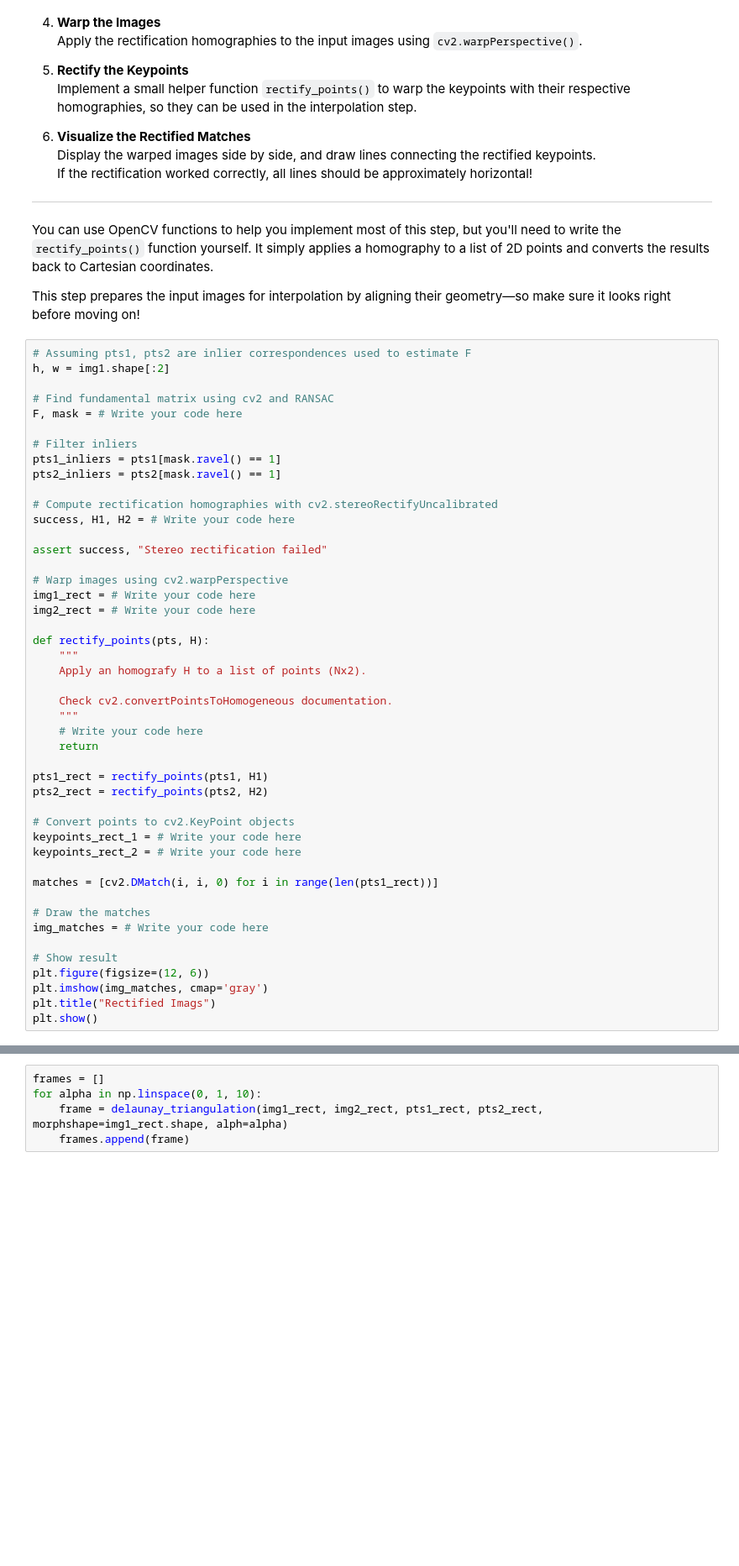
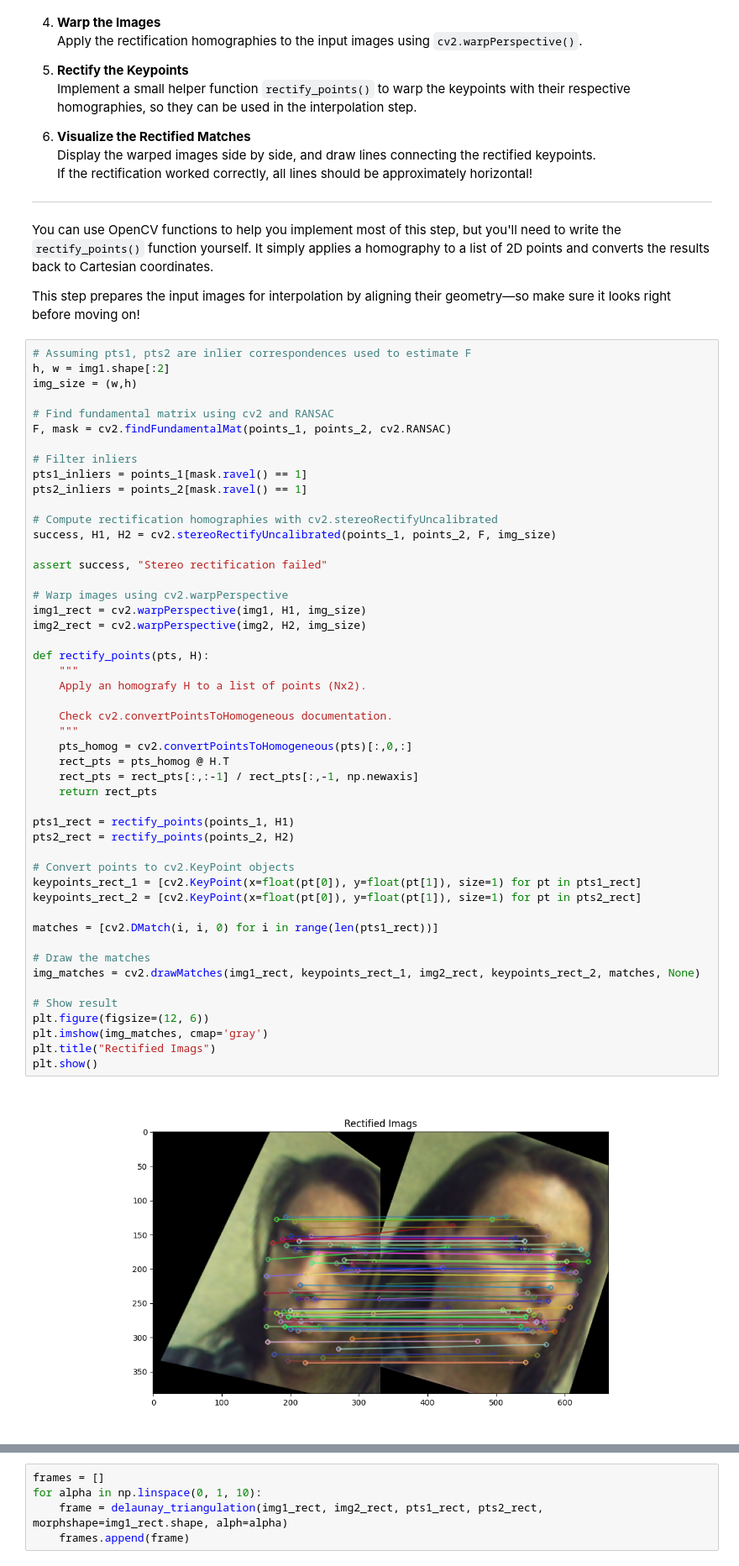
Before and after one commit to blancocd/3DV-SU25, a Jupyter notebook: 3DVision-ex2/notebooks/02_Epipolar_Geometry_and_Veiw_Morphing.ipynb, the cells around one changed output, grey strips where cells are left out. Shown at 84% size. Cells and saved outputs as stored; diff of their text form; blank space fills up the shorter version.

```diff
--- a/3DVision-ex2/notebooks/02_Epipolar_Geometry_and_Veiw_Morphing.ipynb
+++ b/3DVision-ex2/notebooks/02_Epipolar_Geometry_and_Veiw_Morphing.ipynb
@@ -391,49 +422,54 @@ This step prepares the input images for interpolation by aligning their geometry
 # %%
 # Assuming pts1, pts2 are inlier correspondences used to estimate F
 h, w = img1.shape[:2]
+img_size = (w,h)
 
 # Find fundamental matrix using cv2 and RANSAC
-F, mask = # Write your code here
+F, mask = cv2.findFundamentalMat(points_1, points_2, cv2.RANSAC)
 
 # Filter inliers
-pts1_inliers = pts1[mask.ravel() == 1]
-pts2_inliers = pts2[mask.ravel() == 1]
+pts1_inliers = points_1[mask.ravel() == 1]
+pts2_inliers = points_2[mask.ravel() == 1]
 
 # Compute rectification homographies with cv2.stereoRectifyUncalibrated
-success, H1, H2 = # Write your code here
+success, H1, H2 = cv2.stereoRectifyUncalibrated(points_1, points_2, F, img_size)
 
 assert success, "Stereo rectification failed"
 
 # Warp images using cv2.warpPerspective
-img1_rect = # Write your code here
-img2_rect = # Write your code here
+img1_rect = cv2.warpPerspective(img1, H1, img_size)
+img2_rect = cv2.warpPerspective(img2, H2, img_size)
 
 def rectify_points(pts, H):
     """
     Apply an homografy H to a list of points (Nx2).
 
     Check cv2.convertPointsToHomogeneous documentation.
     """
-    # Write your code here
-    return
+    pts_homog = cv2.convertPointsToHomogeneous(pts)[:,0,:]
+    rect_pts = pts_homog @ H.T
+    rect_pts = rect_pts[:,:-1] / rect_pts[:,-1, np.newaxis]
+    return rect_pts
 
-pts1_rect = rectify_points(pts1, H1)
-pts2_rect = rectify_points(pts2, H2)
+pts1_rect = rectify_points(points_1, H1)
+pts2_rect = rectify_points(points_2, H2)
 
 # Convert points to cv2.KeyPoint objects
-keypoints_rect_1 = # Write your code here
-keypoints_rect_2 = # Write your code here
+keypoints_rect_1 = [cv2.KeyPoint(x=float(pt[0]), y=float(pt[1]), size=1) for pt in pts1_rect]
+keypoints_rect_2 = [cv2.KeyPoint(x=float(pt[0]), y=float(pt[1]), size=1) for pt in pts2_rect]
 
 matches = [cv2.DMatch(i, i, 0) for i in range(len(pts1_rect))]
 
 # Draw the matches
-img_matches = # Write your code here
+img_matches = cv2.drawMatches(img1_rect, keypoints_rect_1, img2_rect, keypoints_rect_2, matches, None)
 
 # Show result
 plt.figure(figsize=(12, 6))
 plt.imshow(img_matches, cmap='gray')
 plt.title("Rectified Imags")
 plt.show()
+# %% [output]
+[figure, added]
 # %% [markdown]
 #### **Result** (It may  a little bit from run to run):<br>
 ![Correspondences](../data/corresp_warped.png)
```
Also changed, not shown: parts of 8 cells of this notebook.
